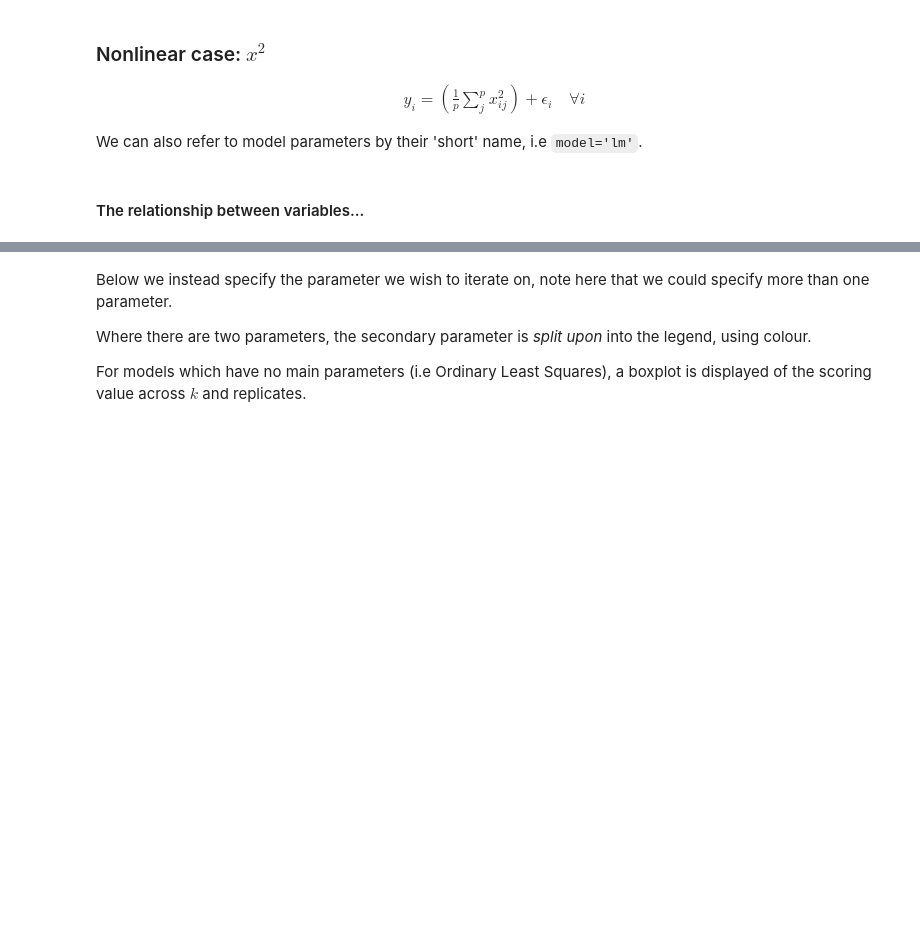
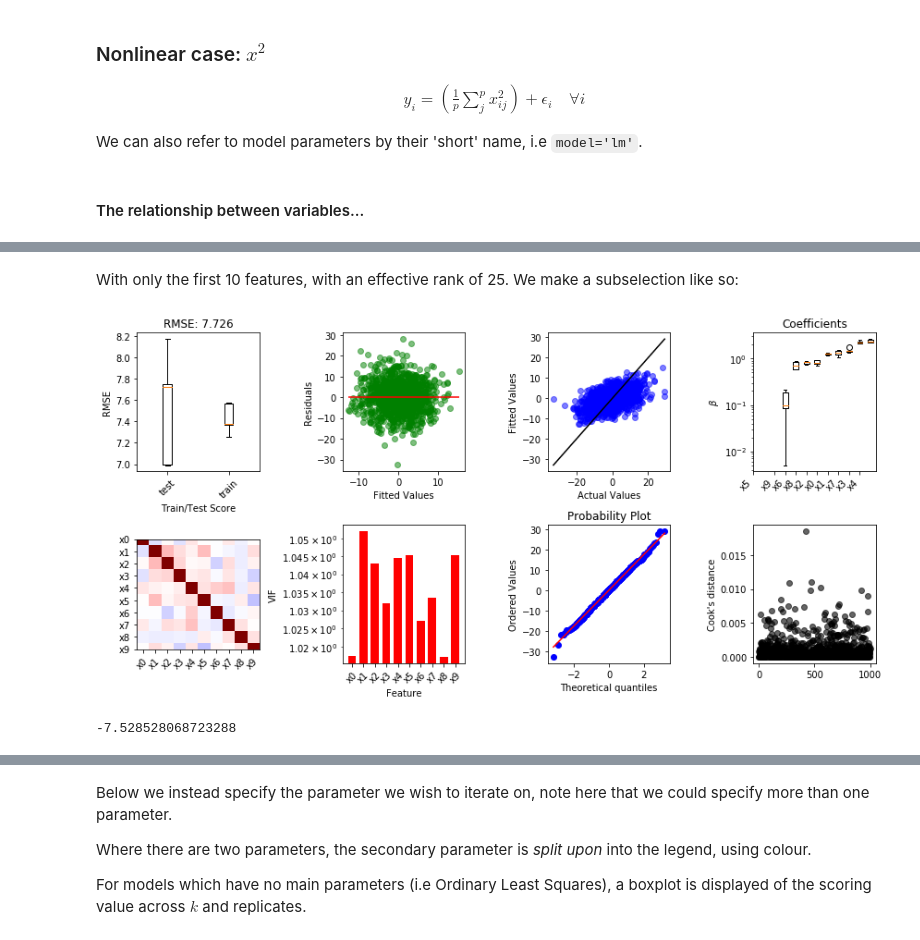
Before and after one commit to gregparkes/turbopanda, a Jupyter notebook: examples/machine_learning.ipynb, the cells around one changed output, grey strips where cells are left out. Saved outputs shown, nothing was run; the diff lists cells and outputs as text; code cells hidden in the pictures; blank space fills up the shorter version.

```diff
--- a/examples/machine_learning.ipynb
+++ b/examples/machine_learning.ipynb
@@ -110,0 +88,12 @@ print(cv['test_score'].mean())
+# %%
+_nf = 30
+_X3, _y3 = make_regression(n_samples=1000, n_features=_nf, n_informative=_nf, effective_rank=_nf-5, noise=.5)
+df4 = pd.DataFrame(np.hstack((_X3, np.atleast_2d(_y3).T)), columns=turb.str.patproduct("x%d", range(_nf)) + ["y"])
+# %% [markdown]
+With only the first 10 features, with an effective rank of 25. We make a subselection like so:
+# %%
+cv, yp = turb.ml.fit.basic(df4, 'y', x='x[0-9]$', model="Ridge", plot=True)
+print(cv['test_score'].mean())
+# %% [output]
+[figure, added]
+-7.528528068723288
```
Also changed, not shown: parts of 34 cells of this notebook, 17 other files.
